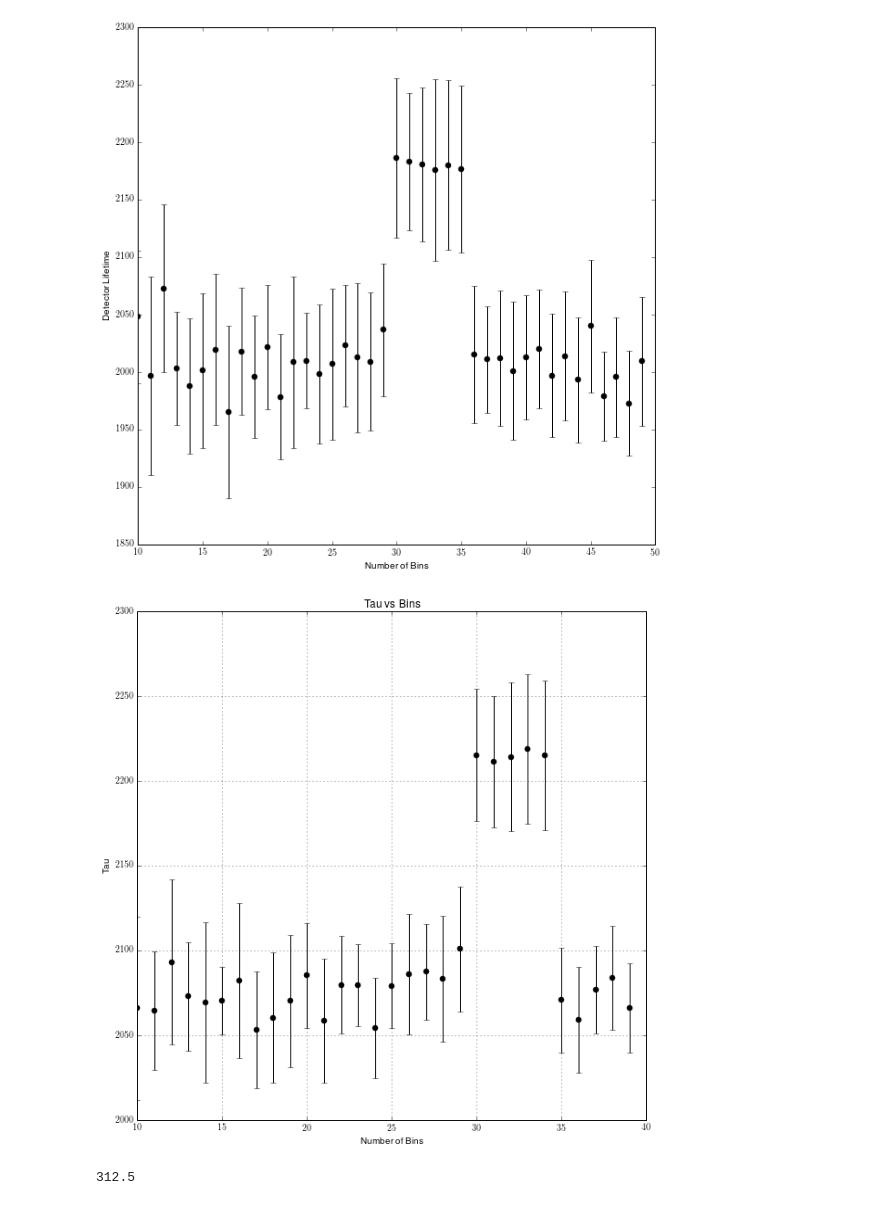
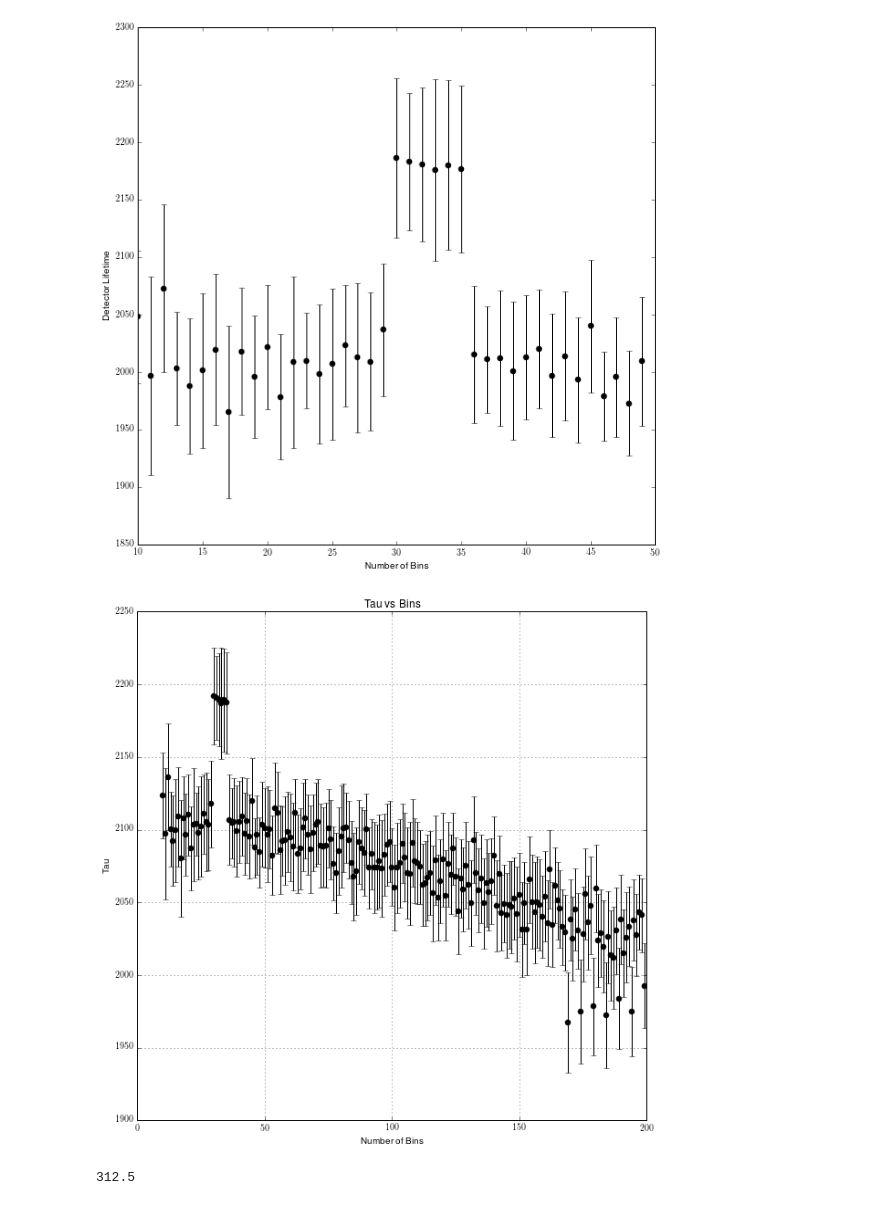
Before and after one commit to ianhi/Phys314, a Jupyter notebook: Muon/Muon_Analysis_LongRep.ipynb, the cells around one changed output. Drawn from its saved outputs; the diff is of its cells as text; code cells hidden in the pictures.

```diff
--- a/Muon/Muon_Analysis_LongRep.ipynb
+++ b/Muon/Muon_Analysis_LongRep.ipynb
@@ -189,9 +189,9 @@ detectorLifeTime_Plot(data_400,10,50)
 # %% [output]
 [figure]
 # %%
-bestValue_Plot(combine_data,10,40)
+bestValue_Plot(data_400,10,200)
 # %% [output]
-[figure, old version]
+[figure, new version]
 # %%
 fit_plot(combine_data,32)
 fit_plot(combine_data,25)
```
Also changed, not shown: parts of 4 cells of this notebook, 3 other files.
